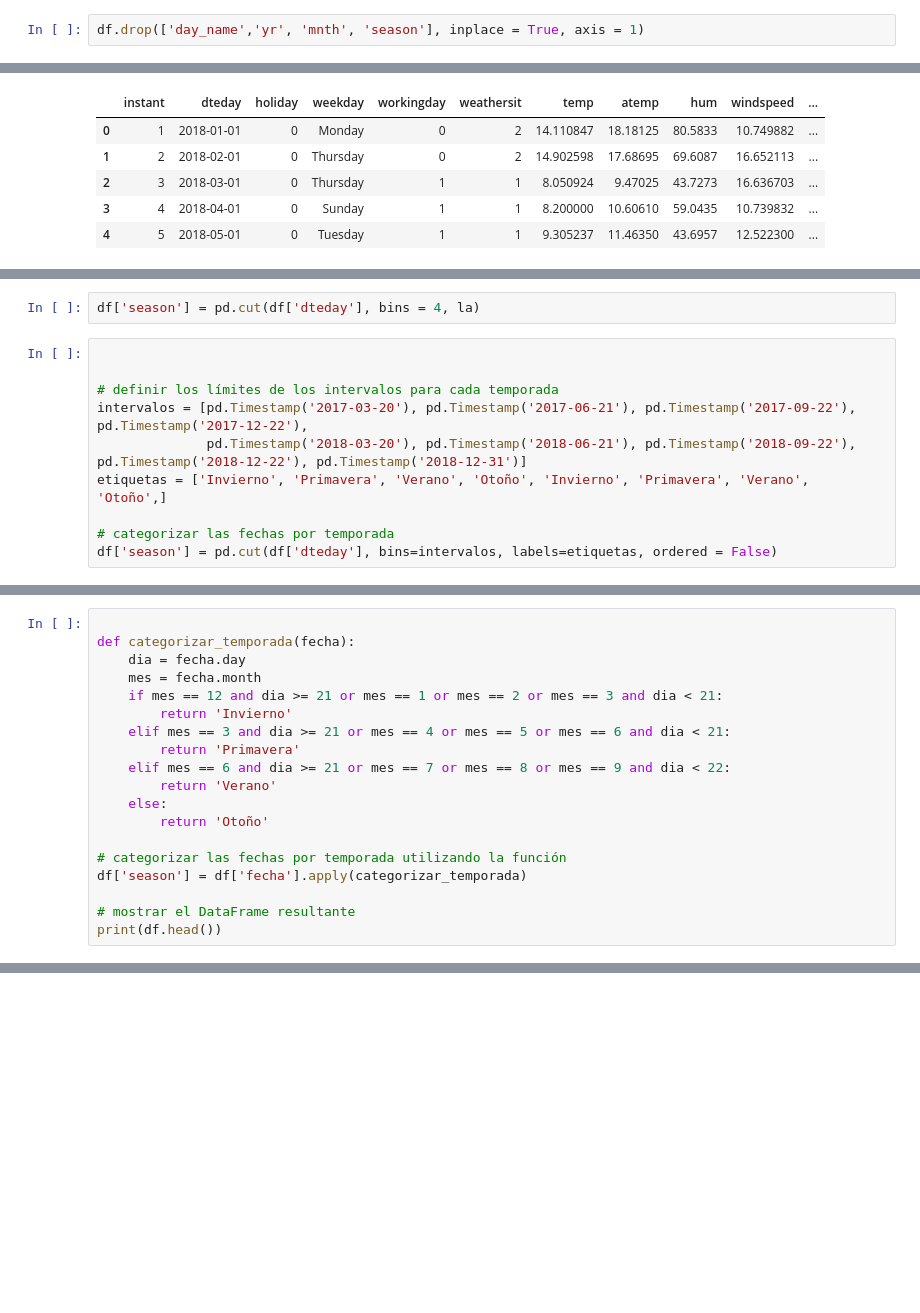
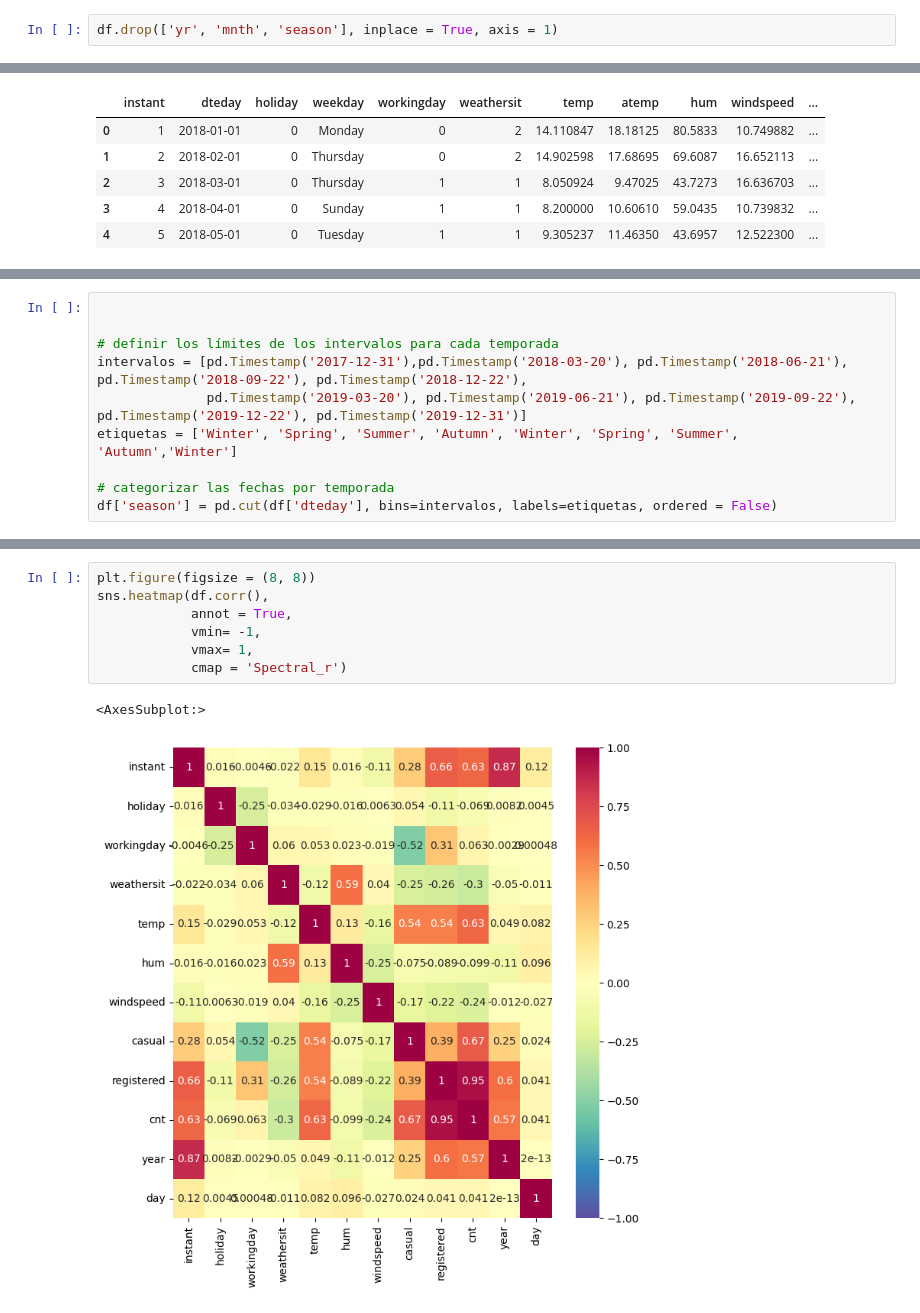
Before and after one commit to LidyaDescals/project-da-promo-D-module-3-team-3, a Jupyter notebook: analisis_exploratorio.ipynb, the cells around one changed output, grey strips where cells are left out. Saved outputs shown, nothing was run; the diff lists cells and outputs as text; blank space fills up the shorter version.

Commit message:
heatmap

```diff
--- a/analisis_exploratorio.ipynb
+++ b/analisis_exploratorio.ipynb
@@ -150,2 +152,2 @@ df.sample(10)
 # %%
-df.drop(['day_name','yr', 'mnth', 'season'], inplace = True, axis = 1)
+df.drop(['yr', 'mnth', 'season'], inplace = True, axis = 1)
@@ -175,12 +163,10 @@ for month in df['dteday']:
-# %%
-df['season'] = pd.cut(df['dteday'], bins = 4, la)
 # %%
 
 
 # definir los límites de los intervalos para cada temporada
-intervalos = [pd.Timestamp('2017-03-20'), pd.Timestamp('2017-06-21'), pd.Timestamp('2017-09-22'), pd.Timestamp('2017-12-22'),
-              pd.Timestamp('2018-03-20'), pd.Timestamp('2018-06-21'), pd.Timestamp('2018-09-22'), pd.Timestamp('2018-12-22'), pd.Timestamp('2018-12-31')]
-etiquetas = ['Invierno', 'Primavera', 'Verano', 'Otoño', 'Invierno', 'Primavera', 'Verano', 'Otoño',]
+intervalos = [pd.Timestamp('2017-12-31'),pd.Timestamp('2018-03-20'), pd.Timestamp('2018-06-21'), pd.Timestamp('2018-09-22'), pd.Timestamp('2018-12-22'),
+              pd.Timestamp('2019-03-20'), pd.Timestamp('2019-06-21'), pd.Timestamp('2019-09-22'), pd.Timestamp('2019-12-22'), pd.Timestamp('2019-12-31')]
+etiquetas = ['Winter', 'Spring', 'Summer', 'Autumn', 'Winter', 'Spring', 'Summer', 'Autumn','Winter']
 
 # categorizar las fechas por temporada
 df['season'] = pd.cut(df['dteday'], bins=intervalos, labels=etiquetas, ordered = False)
@@ -201,19 +172,0 @@ df.sample(10)
-# %%
-
-def categorizar_temporada(fecha):
-    dia = fecha.day
-    mes = fecha.month
-    if mes == 12 and dia >= 21 or mes == 1 or mes == 2 or mes == 3 and dia < 21:
-        return 'Invierno'
-    elif mes == 3 and dia >= 21 or mes == 4 or mes == 5 or mes == 6 and dia < 21:
-        return 'Primavera'
-    elif mes == 6 and dia >= 21 or mes == 7 or mes == 8 or mes == 9 and dia < 22:
-        return 'Verano'
-    else:
-        return 'Otoño'
-
-# categorizar las fechas por temporada utilizando la función
-df['season'] = df['fecha'].apply(categorizar_temporada)
-
-# mostrar el DataFrame resultante
-print(df.head())
@@ -219,0 +182,10 @@ print(df.head())
+# %%
+plt.figure(figsize = (8, 8))
+sns.heatmap(df.corr(),
+            annot = True,
+            vmin= -1,
+            vmax= 1,
+            cmap = 'Spectral_r')
+# %% [output]
+<AxesSubplot:>
+[figure, added]
```
Also changed, not shown: parts of 22 cells of this notebook.
